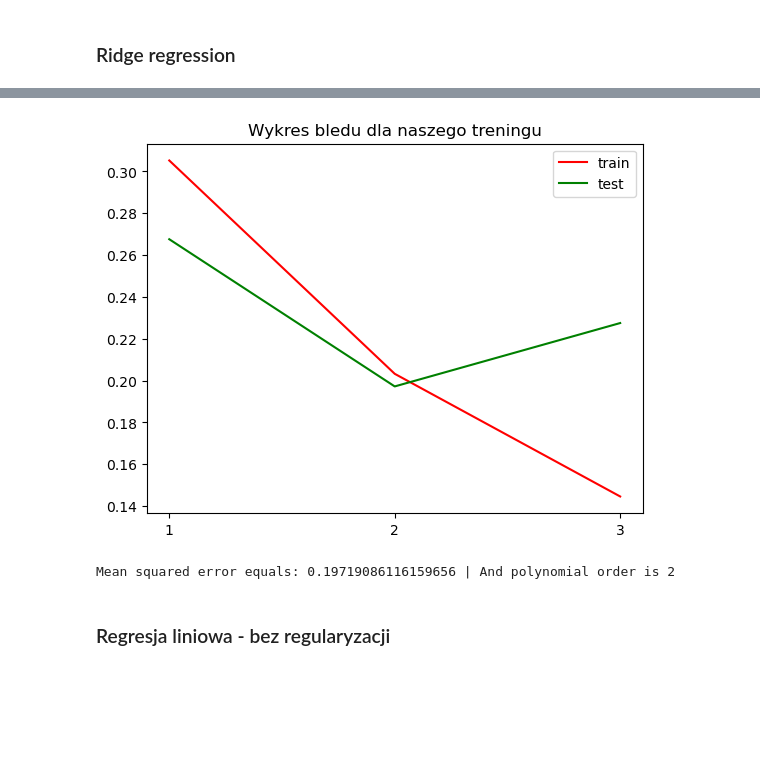
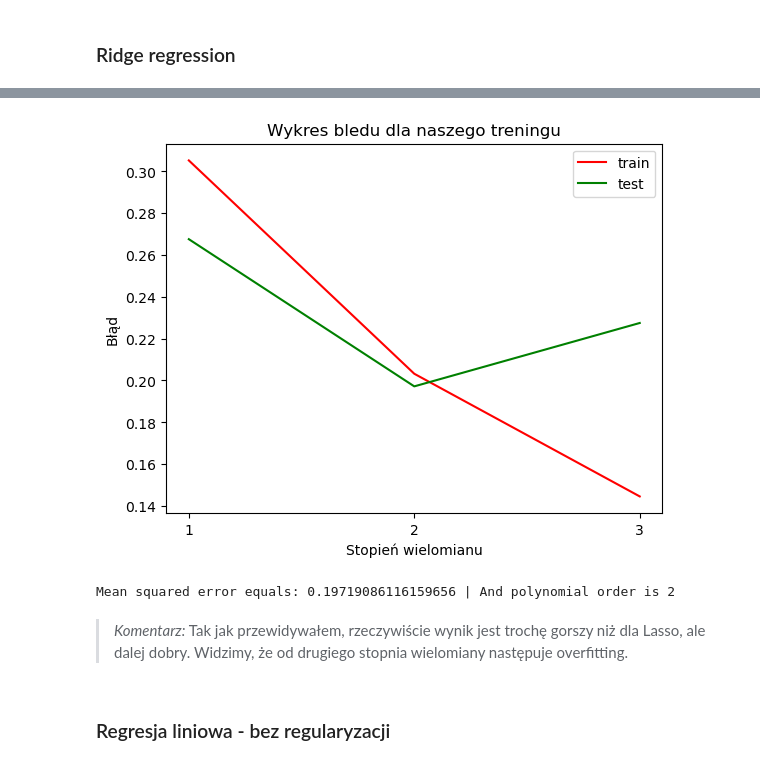
Before and after one commit to JHeczko/dataScience_kurs, a Jupyter notebook: Regression/Advanced/regression_advanced.ipynb, the cells around one changed output, grey strips where cells are left out. Drawn from its saved outputs; the diff is of its cells as text; code cells hidden in the pictures; blank space fills up the shorter version.

```diff
--- a/Regression/Advanced/regression_advanced.ipynb
+++ b/Regression/Advanced/regression_advanced.ipynb
@@ -421,7 +448,7 @@ Współczynniki dla danego modelu o stopniu 6 są odpowiednie [0.0, 6.9292987165
 ## Spróbujmy teraz zrobić troche bardziej zaawansowany model. Skupmy sie na przewidzeniu ile alkoholu będzie w winie
 # %%
 # Setup
-x = rwd.copy()
+x = rwd.copy(deep=True)
 y = x.alcohol.values
 x.pop('alcohol')
 x.pop('quality')
@@ -515,31 +573,37 @@ Najlepszy parametr to: 3.1
 # %%
 error_train = []
 error_test = []
 
 degree_num = 4
 
 for degree in range(1,degree_num):
     poly = PolynomialFeatures(degree=degree)
 
     model = regressor.best_estimator_
 
     x_trans_train = poly.fit_transform(x_train)
     model.fit(x_trans_train, y_train)
 
     error_train.append(mean_squared_error(model.predict(x_trans_train), y_train))
     error_test.append(mean_squared_error(model.predict(poly.fit_transform(x_test)),y_test))
 
 plt.title("Wykres bledu dla naszego treningu")
 plt.plot([i for i in range(1,degree_num)],error_train, color='red')
 plt.plot([i for i in range(1,degree_num)],error_test, color='green')
 plt.xticks([i for i in range(1,degree_num)])
 plt.legend(['train','test'])
+plt.xlabel("Stopień wielomianu")
+plt.ylabel("Błąd")
 plt.show()
+
+
 best = (min(error_test),error_test.index(min(error_test))+1)
 print(f"Mean squared error equals: {best[0]} | And polynomial order is {best[1]}")
 # %% [output]
-[figure, old version]
+[figure, new version]
 Mean squared error equals: 0.19719086116159656 | And polynomial order is 2
+# %% [markdown]
+> *Komentarz:* Tak jak przewidywałem, rzeczywiście wynik jest trochę gorszy niż dla Lasso, ale dalej dobry. Widzimy, że od drugiego stopnia wielomiany następuje overfitting.
 # %% [markdown]
 ### Regresja liniowa - bez regularyzacji
 # %%
```
Also changed, not shown: parts of 20 cells of this notebook.
